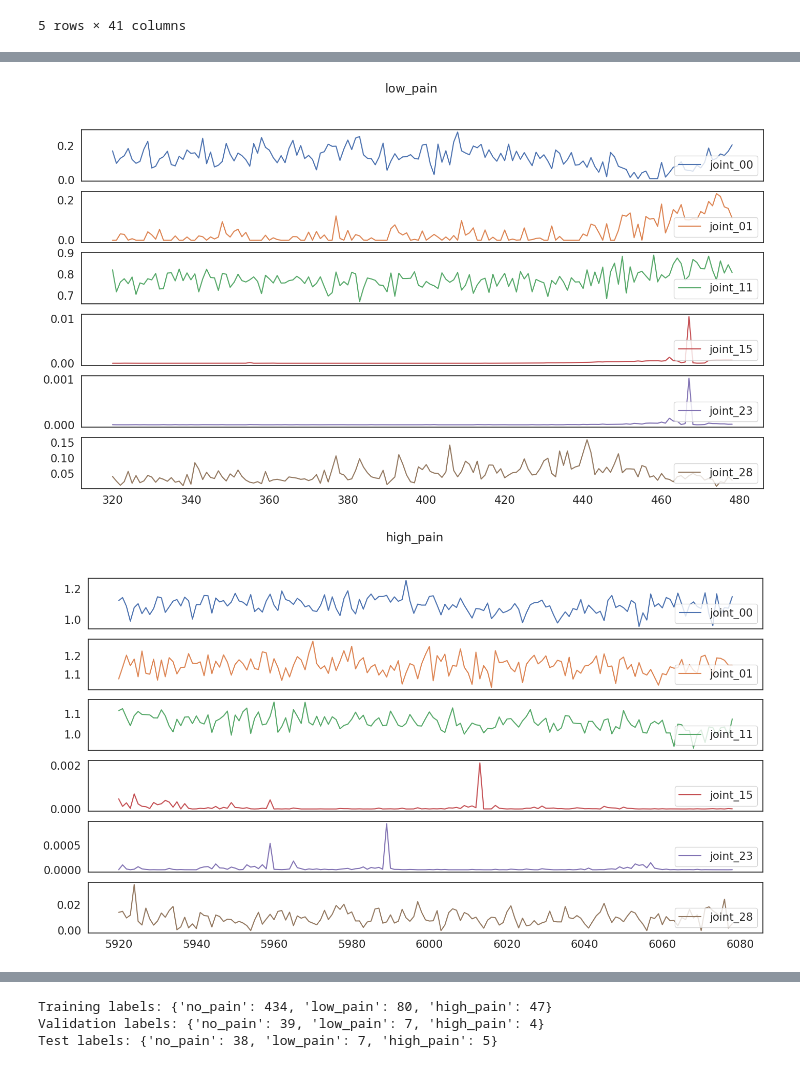
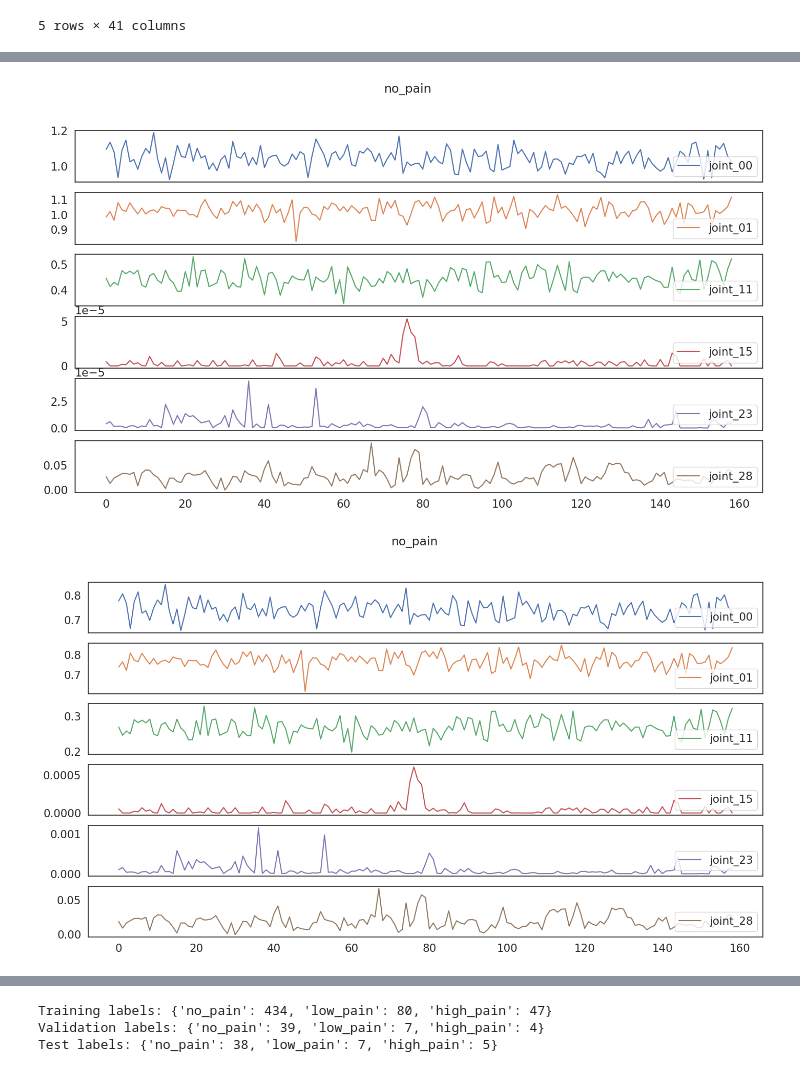
Before and after one commit to Relo02/Artificial-neural-networks-and-deep-learning-, a Jupyter notebook: Ann_challenge.ipynb, the cells around one changed output, grey strips where cells are left out. Cells and saved outputs as stored; diff of their text form; code cells hidden in the pictures.

```diff
--- a/Ann_challenge.ipynb
+++ b/Ann_challenge.ipynb
@@ -285,13 +296,13 @@ data.head()
 | 4 | 0 | 4 | 2 | 2 | 2 | 2 | 2.0 | 2.0 | ... |
 5 rows × 41 columns
 # %%
-# Define a function to inspect sensor data for a specific activity
-def inspect_activity(activity, df):
-    # Filter the DataFrame for the specified activity and limit to 159 rows
-    data = df[df['label'] == activity][['joint_00', 'joint_01', 'joint_11', 'joint_15', 'joint_23', 'joint_28']][:159]
+# Define a function to inspect sensor data for a specific label
+def inspect_label(label, df):
+    # Filter the DataFrame for the specified label and limit to 159 rows
+    data = df[df['label'] == label][['joint_00', 'joint_01', 'joint_11', 'joint_15', 'joint_23', 'joint_28']][:159]
 
     # Plot the sensor data for each axis
-    axis = data.plot(subplots=True, figsize=(17, 9), title=activity)
+    axis = data.plot(subplots=True, figsize=(17, 9), title=label)
 
     # Adjust legend position for each subplot
     for ax in axis:
@@ -303,8 +310,8 @@ inspect_activity('no_pain', data)
-# %%
-inspect_activity('low_pain', data)
-# %% [output]
-[figure, removed]
-# %%
-inspect_activity('high_pain', data)
-# %% [output]
-[figure, removed]
+# %%
+inspect_label('no_pain', data)
+
+# Normalized training data
+inspect_label('no_pain', df_train)
+# %% [output]
+[figure, added]
+[figure, added]
```
Also changed, not shown: parts of 22 cells of this notebook, 1 other file.
